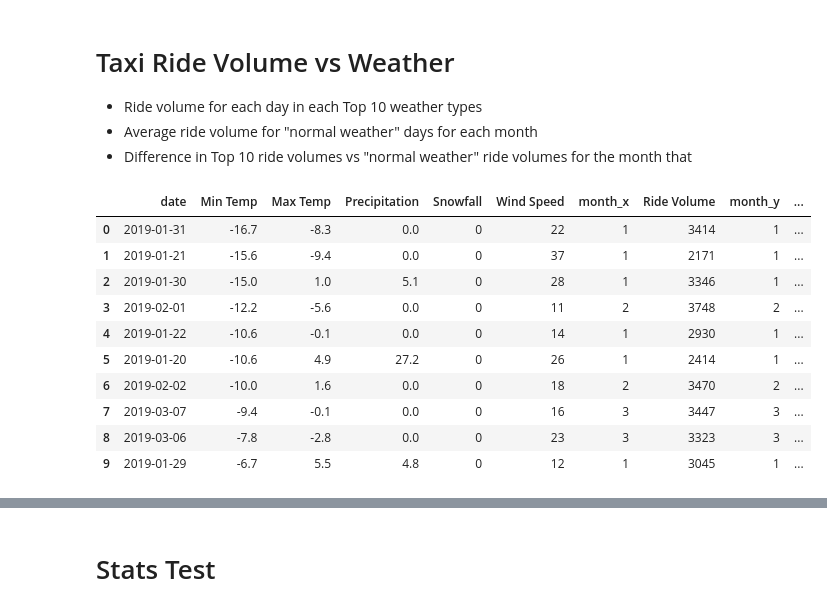
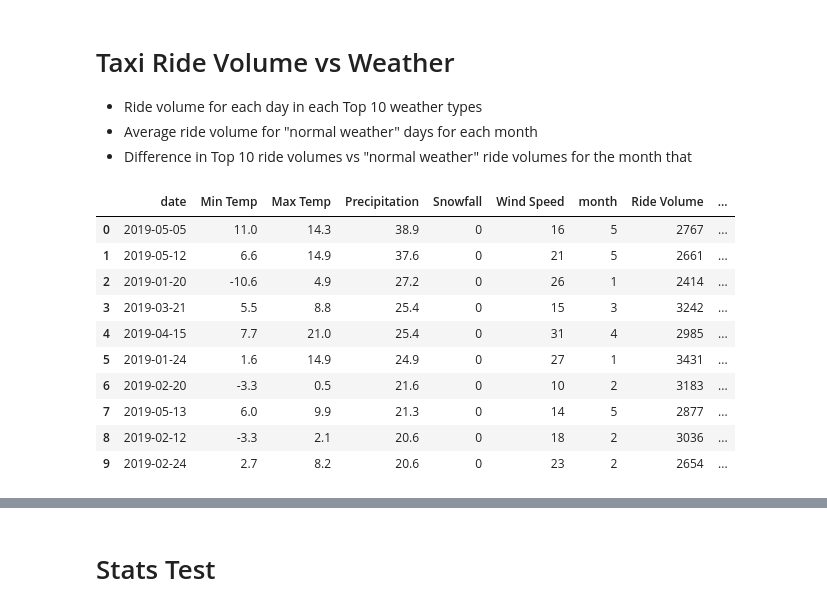
Before and after one commit to zachherington/team4-project, a Jupyter notebook: src/NYC Taxi Rides vs. Weather.ipynb, the cells around one changed output, grey strips where cells are left out. Drawn from its saved outputs; the diff is of its cells as text; code cells hidden in the pictures.

```diff
--- a/src/NYC Taxi Rides vs. Weather.ipynb
+++ b/src/NYC Taxi Rides vs. Weather.ipynb
@@ -497,99 +508,48 @@ plt.xticks(rotation=30, horizontalalignment="center")
 * Average ride volume for "normal weather" days for each month
 * Difference in Top 10 ride volumes vs "normal weather" ride volumes for the month that
 # %%
-# # Merge Rain and Ride Vol per day; Merge Avg ride vol by month
-# rain_rides = pd.merge(final_precipitation_df,ride_volume_per_day_dfrename, how = 'left', on = 'date')
-# rain_rides_avg = rain_rides.groupby('month_x').mean()
-# rain_avg = rain_rides_avg['Ride Volume'].reset_index()
-# rain_avg = rain_avg.rename(columns = {'Ride Volume':'Avg Ride Volume'})
-# rain_rides_avg = pd.merge(rain_rides, rain_avg, how = 'left', on = 'month_x')
-# rain_rides_avg['% Change in Rides'] = (rain_rides_avg['Ride Volume'] - rain_rides_avg['Avg Ride Volume']) / rain_rides_avg['Avg Ride Volume']
-
-# # Merge Snow and Ride Vol per day; Merge Avg ride vol by month
-# # snow_rides = pd.merge(final_snow_df,ride_volume_per_day_dfrename, how = 'left', on = 'date')
-# # snow_rides_avg = pd.merge(snow_rides, avg_vol_month, how = 'left', on = 'month')
-# # snow_rides_avg['% Change in Rides'] = (snow_rides_avg['Ride Volume'] - snow_rides_avg['Avg Ride Volume']) / snow_rides_avg['Avg Ride Volume']
-
-# # # Merge Wind and Ride Vol per day; Merge Avg ride vol by month
-# # wind_rides = pd.merge(final_wind_df,ride_volume_per_day_dfrename, how = 'left', on = 'date')
-# # wind_rides_avg = pd.merge(wind_rides, avg_vol_month, how = 'left', on = 'month')
-# # wind_rides_avg['% Change in Rides'] = (wind_rides_avg['Ride Volume'] - wind_rides_avg['Avg Ride Volume']) / wind_rides_avg['Avg Ride Volume']
-
-# # # Merge Max Temp and Ride Vol per day; Merge Avg ride vol by month
-# # tmax_rides = pd.merge(final_tmax_df,ride_volume_per_day_dfrename, how = 'left', on = 'date')
-# # tmax_rides_avg = pd.merge(tmax_rides, avg_vol_month, how = 'left', on = 'month')
-# # tmax_rides_avg['% Change in Rides'] = (tmax_rides_avg['Ride Volume'] - tmax_rides_avg['Avg Ride Volume']) / tmax_rides_avg['Avg Ride Volume']
-
-# # # Merge Min Temp and Ride Vol per day; Merge Avg ride vol by month
-# # tmin_rides = pd.merge(final_tmin_df,ride_volume_per_day_dfrename, how = 'left', on = 'date')
-# # tmin_rides_avg = pd.merge(tmin_rides, avg_vol_month, how = 'left', on = 'month')
-# # tmin_rides_avg['% Change in Rides'] = (tmin_rides_avg['Ride Volume'] - tmin_rides_avg['Avg Ride Volume']) / tmin_rides_avg['Avg Ride Volume']
-
-
-# rain_rides_avg
-# # # snow_rides_avg
-# # # wind_rides_avg
-# # # tmax_rides_avg
-# # # tmin_rides_avg
-
-
 # Merge Rain and Ride Vol per day; Merge Avg ride vol by month
 rain_rides = pd.merge(final_precipitation_df,ride_volume_per_day_dfrename, how = 'left', on = 'date')
-rain_rides_avg = rain_rides.groupby('month_x').mean()
-rain_avg = rain_rides_avg['Ride Volume'].reset_index()
-rain_avg = rain_avg.rename(columns = {'Ride Volume':'Avg Ride Volume'})
-rain_rides_avg = pd.merge(rain_rides, rain_avg, how = 'left', on = 'month_x')
+rain_rides_avg = pd.merge(rain_rides, avg_vol_month_reset, how = 'left', on = 'month')
 rain_rides_avg['% Change in Rides'] = (rain_rides_avg['Ride Volume'] - rain_rides_avg['Avg Ride Volume']) / rain_rides_avg['Avg Ride Volume']
 
 # Merge Snow and Ride Vol per day; Merge Avg ride vol by month
 snow_rides = pd.merge(final_snow_df,ride_volume_per_day_dfrename, how = 'left', on = 'date')
-snow_rides_avg = snow_rides.groupby('month_x').mean()
-snow_avg = snow_rides_avg['Ride Volume'].reset_index()
-snow_avg = snow_avg.rename(columns = {'Ride Volume':'Avg Ride Volume'})
-snow_rides_avg = pd.merge(snow_rides, snow_avg, how = 'left', on = 'month_x')
+snow_rides_avg = pd.merge(snow_rides, avg_vol_month_reset, how = 'left', on = 'month')
 snow_rides_avg['% Change in Rides'] = (snow_rides_avg['Ride Volume'] - snow_rides_avg['Avg Ride Volume']) / snow_rides_avg['Avg Ride Volume']
 
 # Merge Wind and Ride Vol per day; Merge Avg ride vol by month
 wind_rides = pd.merge(final_wind_df,ride_volume_per_day_dfrename, how = 'left', on = 'date')
-wind_rides_avg = wind_rides.groupby('month_x').mean()
-wind_avg = wind_rides_avg['Ride Volume'].reset_index()
-wind_avg = wind_avg.rename(columns = {'Ride Volume':'Avg Ride Volume'})
-wind_rides_avg = pd.merge(wind_rides, wind_avg, how = 'left', on = 'month_x')
+wind_rides_avg = pd.merge(wind_rides, avg_vol_month_reset, how = 'left', on = 'month')
 wind_rides_avg['% Change in Rides'] = (wind_rides_avg['Ride Volume'] - wind_rides_avg['Avg Ride Volume']) / wind_rides_avg['Avg Ride Volume']
 
 # Merge Max Temp and Ride Vol per day; Merge Avg ride vol by month
 tmax_rides = pd.merge(final_tmax_df,ride_volume_per_day_dfrename, how = 'left', on = 'date')
-tmax_rides_avg = tmax_rides.groupby('month_x').mean()
-tmax_avg = tmax_rides_avg['Ride Volume'].reset_index()
-tmax_avg = tmax_avg.rename(columns = {'Ride Volume':'Avg Ride Volume'})
-tmax_rides_avg = pd.merge(tmax_rides, tmax_avg, how = 'left', on = 'month_x')
+tmax_rides_avg = pd.merge(tmax_rides, avg_vol_month_reset, how = 'left', on = 'month')
 tmax_rides_avg['% Change in Rides'] = (tmax_rides_avg['Ride Volume'] - tmax_rides_avg['Avg Ride Volume']) / tmax_rides_avg['Avg Ride Volume']
 
 # Merge Min Temp and Ride Vol per day; Merge Avg ride vol by month
 tmin_rides = pd.merge(final_tmin_df,ride_volume_per_day_dfrename, how = 'left', on = 'date')
-tmin_rides_avg = tmin_rides.groupby('month_x').mean()
-tmin_avg = tmin_rides_avg['Ride Volume'].reset_index()
-tmin_avg = tmin_avg.rename(columns = {'Ride Volume':'Avg Ride Volume'})
-tmin_rides_avg = pd.merge(tmin_rides, tmin_avg, how = 'left', on = 'month_x')
+tmin_rides_avg = pd.merge(tmin_rides, avg_vol_month_reset, how = 'left', on = 'month')
 tmin_rides_avg['% Change in Rides'] = (tmin_rides_avg['Ride Volume'] - tmin_rides_avg['Avg Ride Volume']) / tmin_rides_avg['Avg Ride Volume']
 
-#rain_rides_avg
+rain_rides_avg
 # snow_rides_avg
 # wind_rides_avg
 # tmax_rides_avg
-tmin_rides_avg
+# tmin_rides_avg
 # %% [output]
-|  | date | Min Temp | Max Temp | Precipitation | Snowfall | Wind Speed | month_x | Ride Volume | month_y | ... |
-| 0 | 2019-01-31 | -16.7 | -8.3 | 0.0 | 0 | 22 | 1 | 3414 | 1 | ... |
-| 1 | 2019-01-21 | -15.6 | -9.4 | 0.0 | 0 | 37 | 1 | 2171 | 1 | ... |
-| 2 | 2019-01-30 | -15.0 | 1.0 | 5.1 | 0 | 28 | 1 | 3346 | 1 | ... |
-| 3 | 2019-02-01 | -12.2 | -5.6 | 0.0 | 0 | 11 | 2 | 3748 | 2 | ... |
-| 4 | 2019-01-22 | -10.6 | -0.1 | 0.0 | 0 | 14 | 1 | 2930 | 1 | ... |
-| 5 | 2019-01-20 | -10.6 | 4.9 | 27.2 | 0 | 26 | 1 | 2414 | 1 | ... |
-| 6 | 2019-02-02 | -10.0 | 1.6 | 0.0 | 0 | 18 | 2 | 3470 | 2 | ... |
-| 7 | 2019-03-07 | -9.4 | -0.1 | 0.0 | 0 | 16 | 3 | 3447 | 3 | ... |
-| 8 | 2019-03-06 | -7.8 | -2.8 | 0.0 | 0 | 23 | 3 | 3323 | 3 | ... |
-| 9 | 2019-01-29 | -6.7 | 5.5 | 4.8 | 0 | 12 | 1 | 3045 | 1 | ... |
+|  | date | Min Temp | Max Temp | Precipitation | Snowfall | Wind Speed | month | Ride Volume | ... |
+| 0 | 2019-05-05 | 11.0 | 14.3 | 38.9 | 0 | 16 | 5 | 2767 | ... |
+| 1 | 2019-05-12 | 6.6 | 14.9 | 37.6 | 0 | 21 | 5 | 2661 | ... |
+| 2 | 2019-01-20 | -10.6 | 4.9 | 27.2 | 0 | 26 | 1 | 2414 | ... |
+| 3 | 2019-03-21 | 5.5 | 8.8 | 25.4 | 0 | 15 | 3 | 3242 | ... |
+| 4 | 2019-04-15 | 7.7 | 21.0 | 25.4 | 0 | 31 | 4 | 2985 | ... |
+| 5 | 2019-01-24 | 1.6 | 14.9 | 24.9 | 0 | 27 | 1 | 3431 | ... |
+| 6 | 2019-02-20 | -3.3 | 0.5 | 21.6 | 0 | 10 | 2 | 3183 | ... |
+| 7 | 2019-05-13 | 6.0 | 9.9 | 21.3 | 0 | 14 | 5 | 2877 | ... |
+| 8 | 2019-02-12 | -3.3 | 2.1 | 20.6 | 0 | 18 | 2 | 3036 | ... |
+| 9 | 2019-02-24 | 2.7 | 8.2 | 20.6 | 0 | 23 | 2 | 2654 | ... |
 # %%
 # Plotting the change in ride volume
 
```
Also changed, not shown: parts of 3 cells of this notebook, 4 other files.
